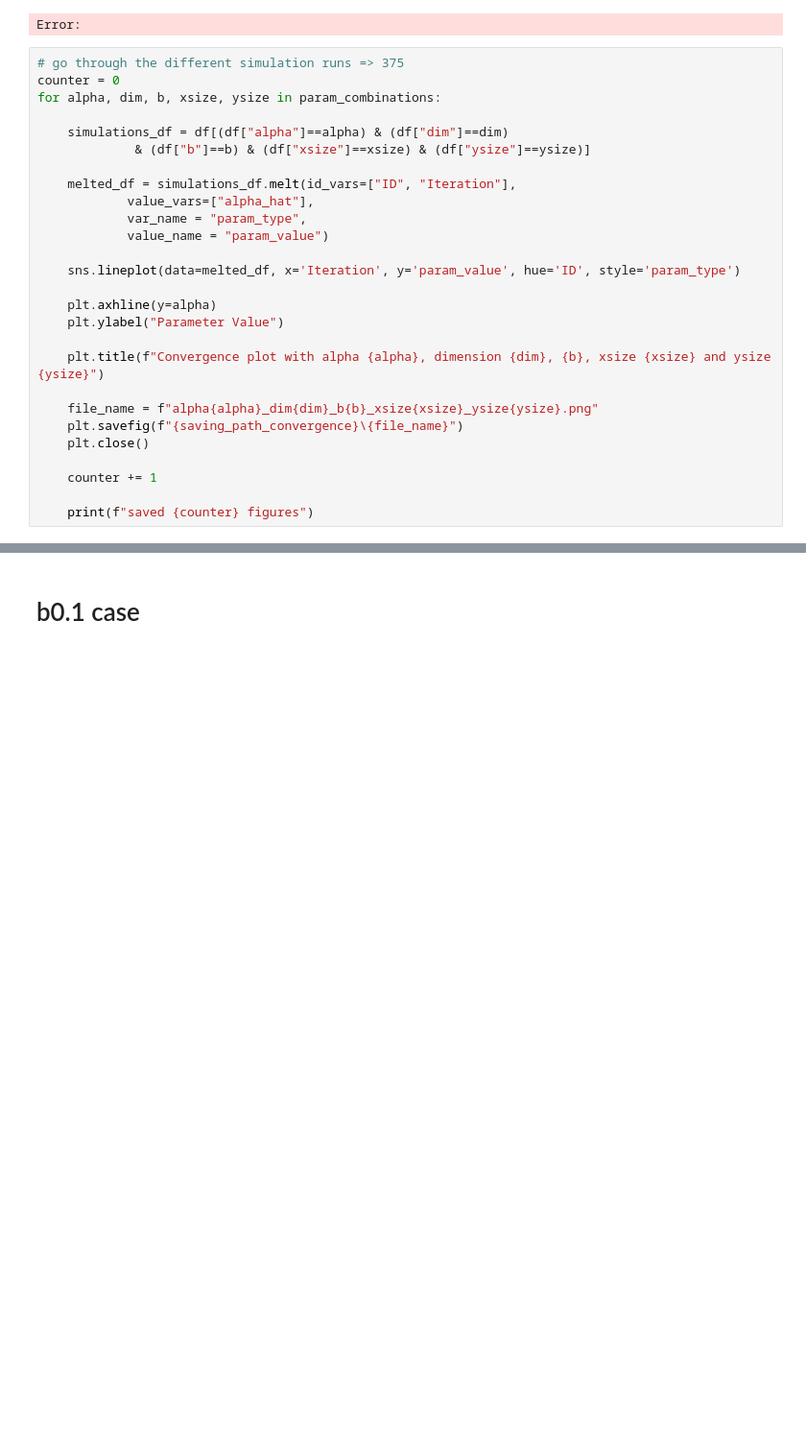
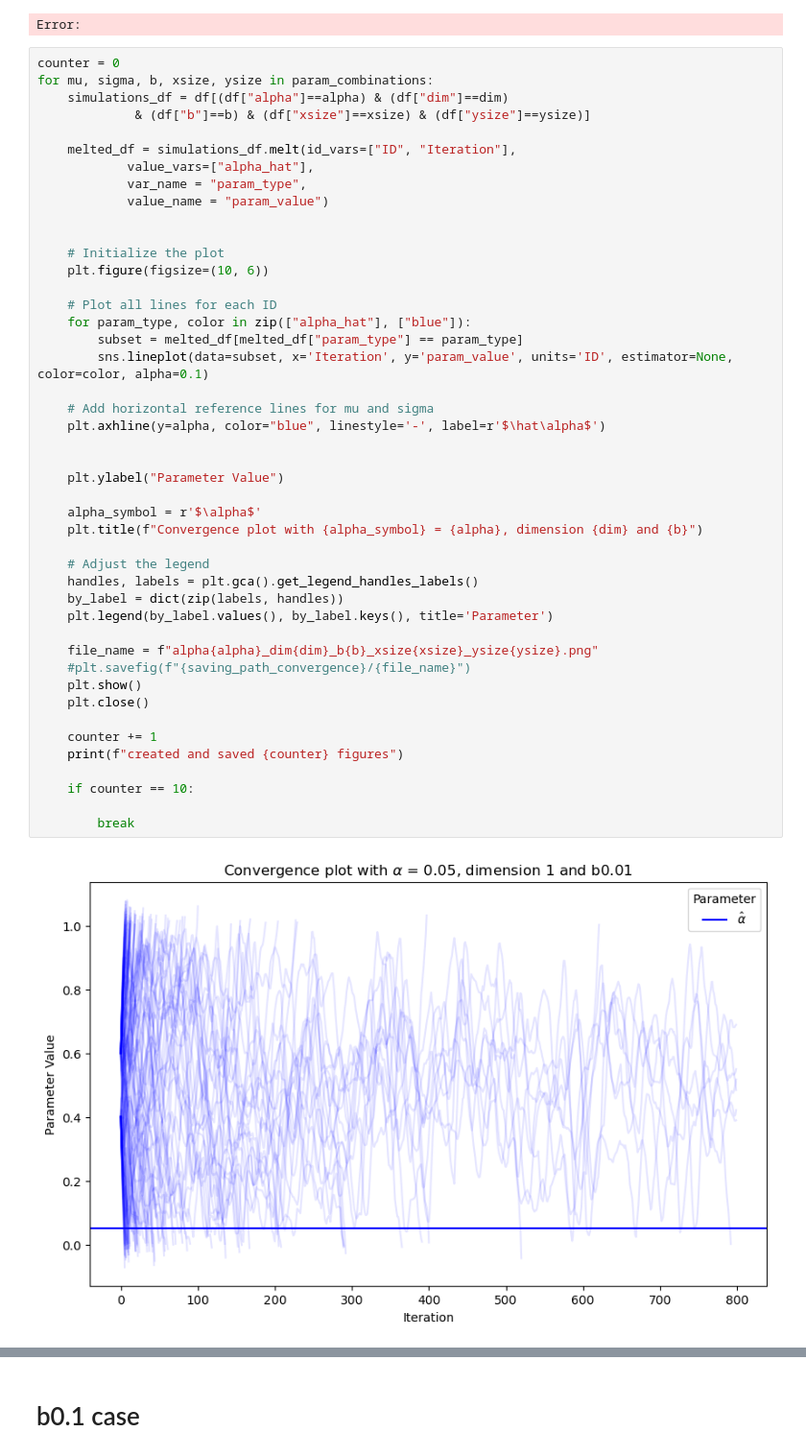
Before and after one commit to GiantDwarf42/master_thesis2, a Jupyter notebook: Logistic_Data_Analysis_server.ipynb, the cells around one changed output, grey strips where cells are left out. Shown at 96% size. Saved outputs shown, nothing was run; the diff lists cells and outputs as text; blank space fills up the shorter version.

Commit message:
adjusted the logistic code for the convergence charts

```diff
--- a/Logistic_Data_Analysis_server.ipynb
+++ b/Logistic_Data_Analysis_server.ipynb
@@ -222,30 +198,49 @@ saving_path_convergence = r"G:\My Drive\Studium\UNIGE_Master\Thesis\Master_Thesi
 # %% [output]
 Error:
 # %%
-# go through the different simulation runs => 375
 counter = 0
-for alpha, dim, b, xsize, ysize in param_combinations:
-
-	simulations_df = df[(df["alpha"]==alpha) & (df["dim"]==dim)
+for mu, sigma, b, xsize, ysize in param_combinations:
+    simulations_df = df[(df["alpha"]==alpha) & (df["dim"]==dim)
 		     & (df["b"]==b) & (df["xsize"]==xsize) & (df["ysize"]==ysize)]
 
-	melted_df = simulations_df.melt(id_vars=["ID", "Iteration"],
+    melted_df = simulations_df.melt(id_vars=["ID", "Iteration"],
 		    value_vars=["alpha_hat"],
 		    var_name = "param_type",
 		    value_name = "param_value")
 
-	sns.lineplot(data=melted_df, x='Iteration', y='param_value', hue='ID', style='param_type')
 
-	plt.axhline(y=alpha)
-	plt.ylabel("Parameter Value")
+    # Initialize the plot
+    plt.figure(figsize=(10, 6))
 
-	plt.title(f"Convergence plot with alpha {alpha}, dimension {dim}, {b}, xsize {xsize} and ysize {ysize}")
+    # Plot all lines for each ID
+    for param_type, color in zip(["alpha_hat"], ["blue"]):
+        subset = melted_df[melted_df["param_type"] == param_type]
+        sns.lineplot(data=subset, x='Iteration', y='param_value', units='ID', estimator=None, color=color, alpha=0.1)
 
-	file_name = f"alpha{alpha}_dim{dim}_b{b}_xsize{xsize}_ysize{ysize}.png"
-	plt.savefig(f"{saving_path_convergence}\{file_name}")
-	plt.close()
+    # Add horizontal reference lines for mu and sigma
+    plt.axhline(y=alpha, color="blue", linestyle='-', label=r'$\hat\alpha$')
 
-	counter += 1
 
-	print(f"saved {counter} figures")
+    plt.ylabel("Parameter Value")
+
+    alpha_symbol = r'$\alpha$'
+    plt.title(f"Convergence plot with {alpha_symbol} = {alpha}, dimension {dim} and {b}")
+
+    # Adjust the legend
+    handles, labels = plt.gca().get_legend_handles_labels()
+    by_label = dict(zip(labels, handles))
+    plt.legend(by_label.values(), by_label.keys(), title='Parameter')
+
+    file_name = f"alpha{alpha}_dim{dim}_b{b}_xsize{xsize}_ysize{ysize}.png"
+    #plt.savefig(f"{saving_path_convergence}/{file_name}")
+    plt.show()
+    plt.close()
+
+    counter += 1
+    print(f"created and saved {counter} figures")
+
+    if counter == 10:
+
+        break
 # %% [output]
+[figure, added]
```
Also changed, not shown: parts of 3 cells of this notebook, 1 other file.
